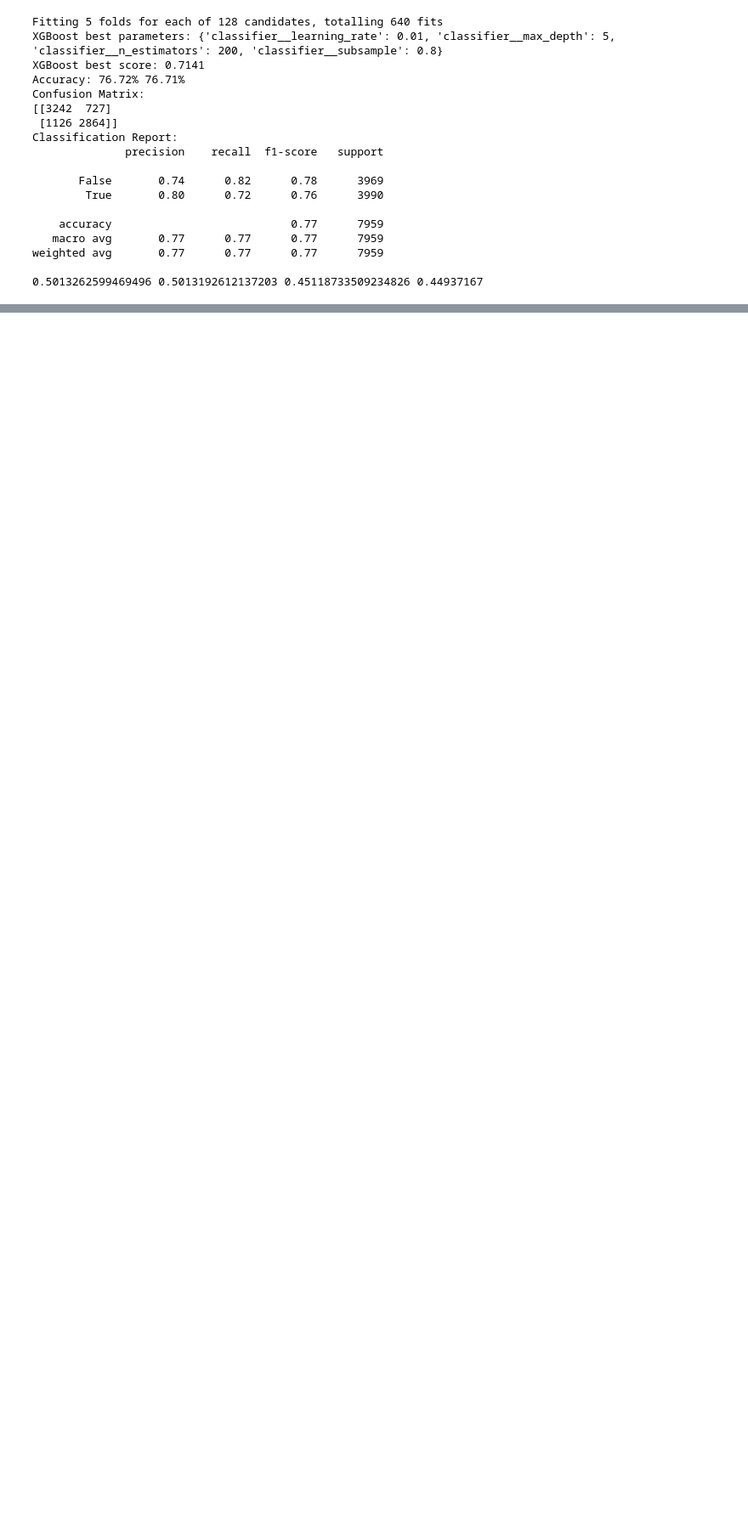
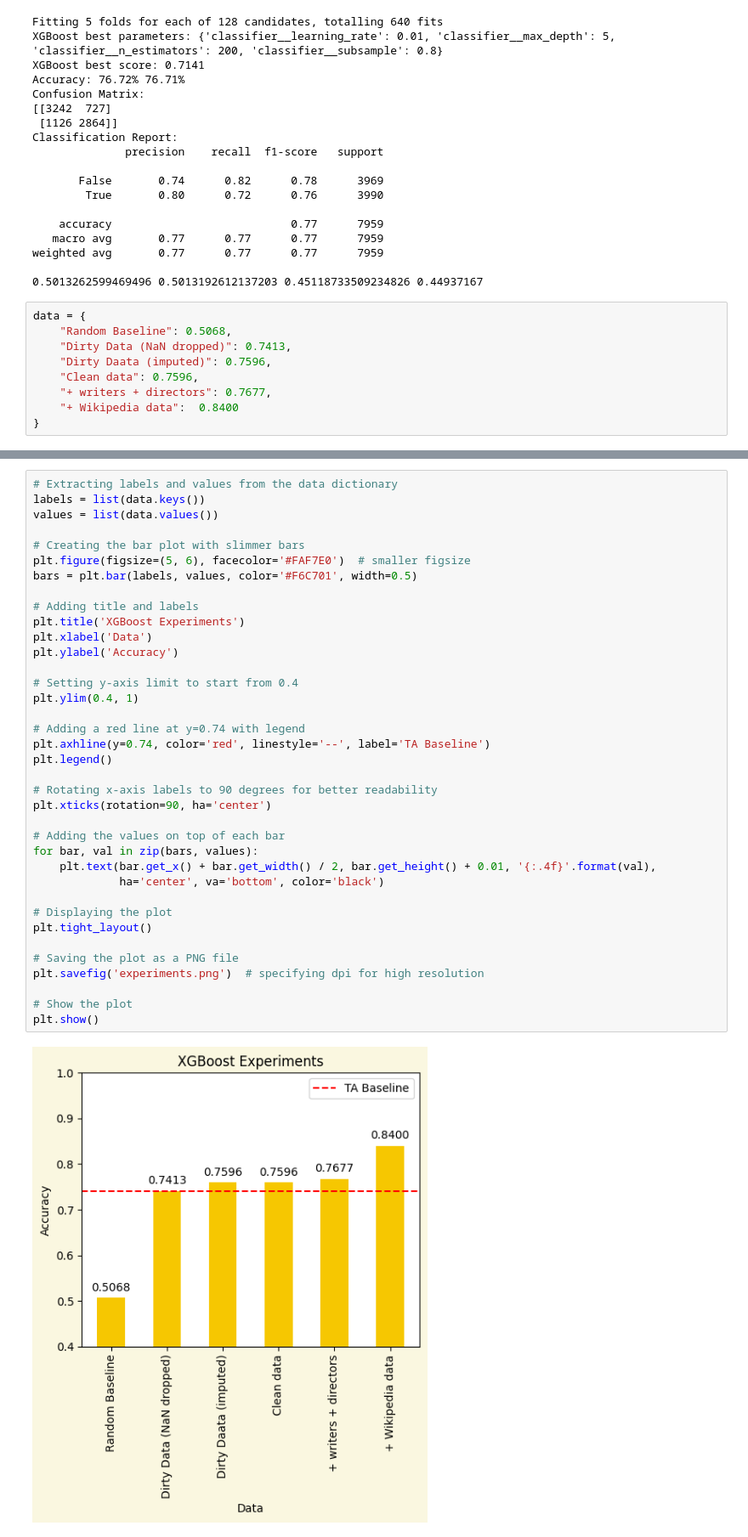
Before and after one commit to usermar445/big_data_final_project, a Jupyter notebook: experiments/experiments.ipynb, the cells around one changed output, grey strips where cells are left out. Shown: that part at 85% size. Saved outputs shown, nothing was run; the diff lists cells and outputs as text; blank space fills up the shorter version.

```diff
--- a/experiments/experiments.ipynb
+++ b/experiments/experiments.ipynb
@@ -872,3 +872,12 @@ Classification Report:
 weighted avg       0.77      0.77      0.77      7959
 
 0.5013262599469496 0.5013192612137203 0.45118733509234826 0.44937167
+# %%
+data = {
+    "Random Baseline": 0.5068,
+    "Dirty Data (NaN dropped)": 0.7413,
+    "Dirty Daata (imputed)": 0.7596,
+    "Clean data": 0.7596,
+    "+ writers + directors": 0.7677,
+    "+ Wikipedia data":  0.8400
+}
@@ -874,0 +886,39 @@ weighted avg       0.77      0.77      0.77      7959
+# %%
+# Extracting labels and values from the data dictionary
+labels = list(data.keys())
+values = list(data.values())
+
+# Creating the bar plot with slimmer bars
+plt.figure(figsize=(5, 6), facecolor='#FAF7E0')  # smaller figsize
+bars = plt.bar(labels, values, color='#F6C701', width=0.5)
+
+# Adding title and labels
+plt.title('XGBoost Experiments')
+plt.xlabel('Data')
+plt.ylabel('Accuracy')
+
+# Setting y-axis limit to start from 0.4
+plt.ylim(0.4, 1)
+
+# Adding a red line at y=0.74 with legend
+plt.axhline(y=0.74, color='red', linestyle='--', label='TA Baseline')
+plt.legend()
+
+# Rotating x-axis labels to 90 degrees for better readability
+plt.xticks(rotation=90, ha='center')
+
+# Adding the values on top of each bar
+for bar, val in zip(bars, values):
+    plt.text(bar.get_x() + bar.get_width() / 2, bar.get_height() + 0.01, '{:.4f}'.format(val),
+             ha='center', va='bottom', color='black')
+
+# Displaying the plot
+plt.tight_layout()
+
+# Saving the plot as a PNG file
+plt.savefig('experiments.png')  # specifying dpi for high resolution
+
+# Show the plot
+plt.show()
+# %% [output]
+[figure, added]
```
Also changed, not shown: parts of 1 cell of this notebook, 2 other files.
